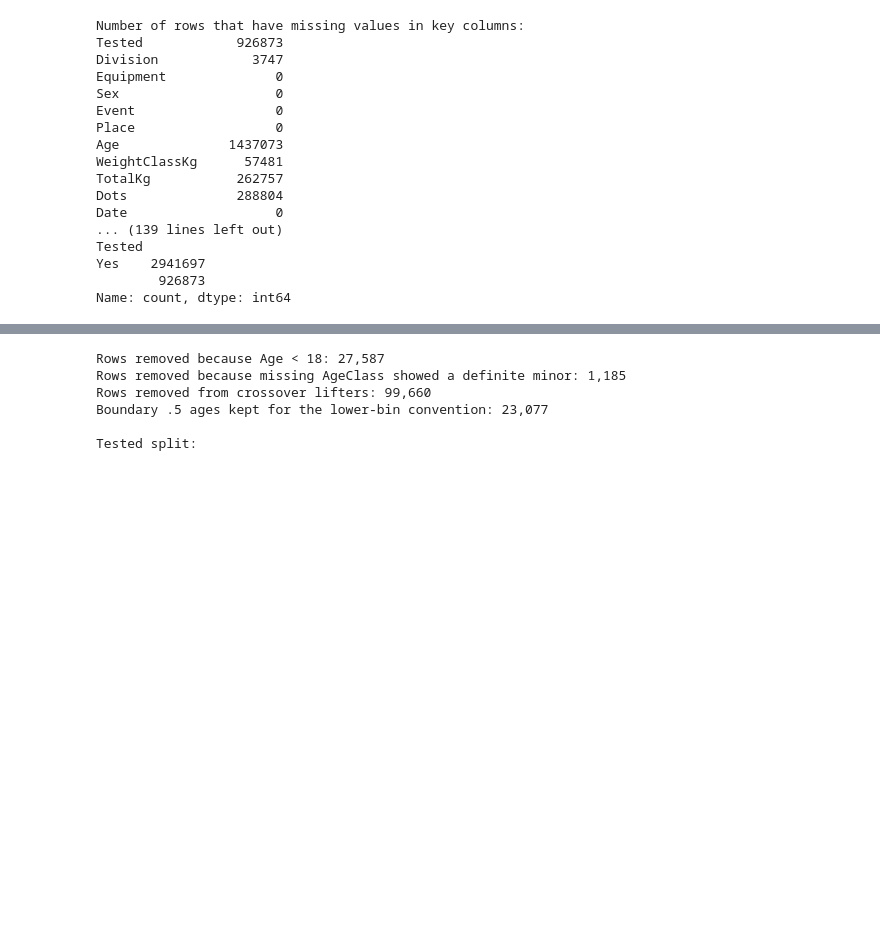
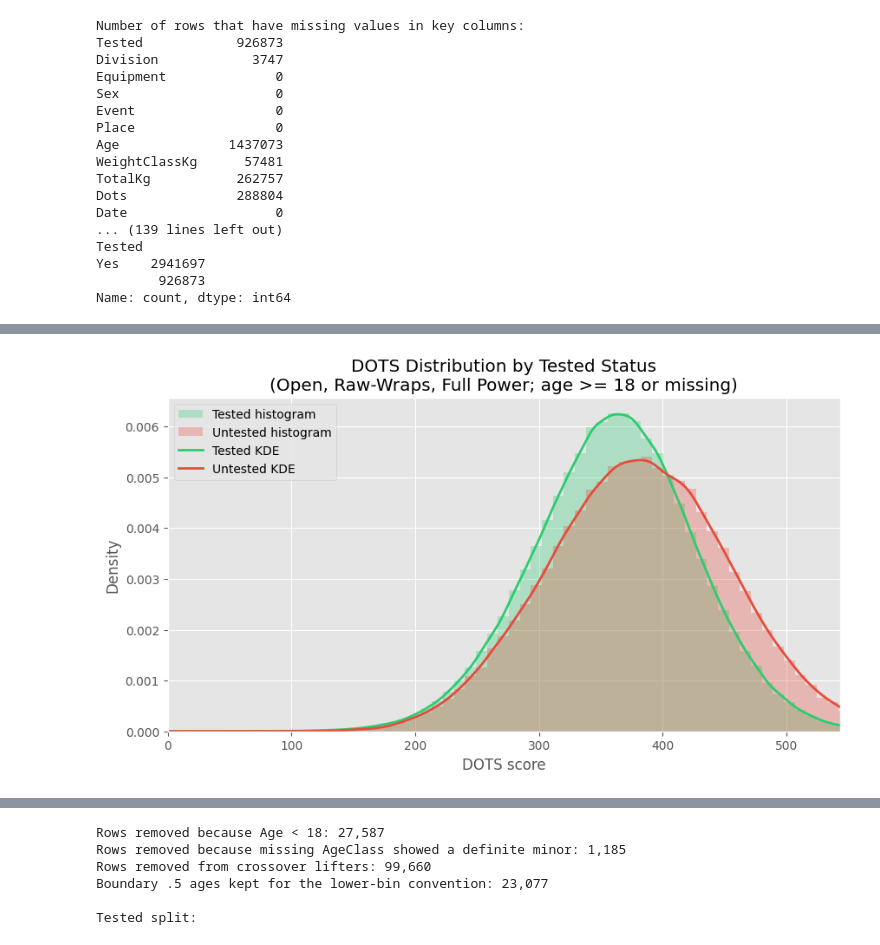
Before and after one commit to wuj/ics604-final-project, a Jupyter notebook: notebook.ipynb, the cells around one changed output, grey strips where cells are left out. Drawn from its saved outputs; the diff is of its cells as text; code cells hidden in the pictures; blank space fills up the shorter version.

Commit message:
Restructured notebook for easier reading. Added EDA work that was done early in the project to support the project proposal deliverables.

```diff
--- a/notebook.ipynb
+++ b/notebook.ipynb
@@ -177,0 +338,85 @@ Name: count, dtype: int64
+# %%
+# =============================================================================
+# Figure EDA-1: DOTS Distribution by Tested Status
+# Recreate the proposal's first descriptive figure with
+# density-normalized histograms and KDE curves for the tested
+# and untested groups in the broader proposal subset.
+# =============================================================================
+
+# Pull the DOTS values for the tested and untested groups.
+dots_tested = eda_df.loc[eda_df["is_tested"] & eda_df["Dots"].notna(), "Dots"].values
+dots_untested = eda_df.loc[(~eda_df["is_tested"]) & eda_df["Dots"].notna(), "Dots"].values
+
+# Make sure both groups have enough values for a KDE.
+if len(dots_tested) < 2 or len(dots_untested) < 2:
+    raise ValueError("Figure EDA-1 needs at least two DOTS observations in each group.")
+
+# Build the histogram bins and KDE support range.
+all_dots = np.concatenate([dots_tested, dots_untested])
+eda_dots_upper = np.percentile(all_dots, 99.5)
+eda_dots_hist_bins = np.linspace(0, all_dots.max(), 81)
+eda_dots_x_range = np.linspace(0, eda_dots_upper, 500)
+
+# Reproduce the proposal script's reproducible KDE subsampling rule.
+if len(dots_tested) > KDE_MAX:
+    eda_dots_tested_sample = np.random.choice(dots_tested, KDE_MAX, replace=False)
+else:
+    eda_dots_tested_sample = dots_tested
+
+if len(dots_untested) > KDE_MAX:
+    eda_dots_untested_sample = np.random.choice(dots_untested, KDE_MAX, replace=False)
+else:
+    eda_dots_untested_sample = dots_untested
+
+# Fit the KDE curves with Silverman's bandwidth rule.
+eda_dots_tested_kde = gaussian_kde(eda_dots_tested_sample, bw_method="silverman")
+eda_dots_untested_kde = gaussian_kde(eda_dots_untested_sample, bw_method="silverman")
+eda_dots_tested_density = eda_dots_tested_kde.evaluate(eda_dots_x_range)
+eda_dots_untested_density = eda_dots_untested_kde.evaluate(eda_dots_x_range)
+
+# Use the notebook's existing plotting theme so the EDA figures match the rest of the notebook.
+fig, ax = plt.subplots(figsize=(10, 5))
+
+ax.hist(
+    dots_tested,
+    bins=eda_dots_hist_bins,
+    density=True,
+    alpha=0.30,
+    color=COLOR_TESTED,
+    label="Tested histogram",
+)
+ax.hist(
+    dots_untested,
+    bins=eda_dots_hist_bins,
+    density=True,
+    alpha=0.30,
+    color=COLOR_UNTESTED,
+    label="Untested histogram",
+)
+
+ax.plot(
+    eda_dots_x_range,
+    eda_dots_tested_density,
+    color=COLOR_TESTED,
+    linewidth=2,
+    label="Tested KDE",
+)
+ax.plot(
+    eda_dots_x_range,
+    eda_dots_untested_density,
+    color=COLOR_UNTESTED,
+    linewidth=2,
+    label="Untested KDE",
+)
+
+ax.set_xlabel("DOTS score")
+ax.set_ylabel("Density")
+ax.set_title(
+    "DOTS Distribution by Tested Status\n"
+    "(Open, Raw-Wraps, Full Power; age >= 18 or missing)"
+)
+ax.legend()
+ax.set_xlim(0, eda_dots_upper)
+plt.show()
+# %% [output]
+[figure, added]
```
Also changed, not shown: parts of 28 cells of this notebook.
